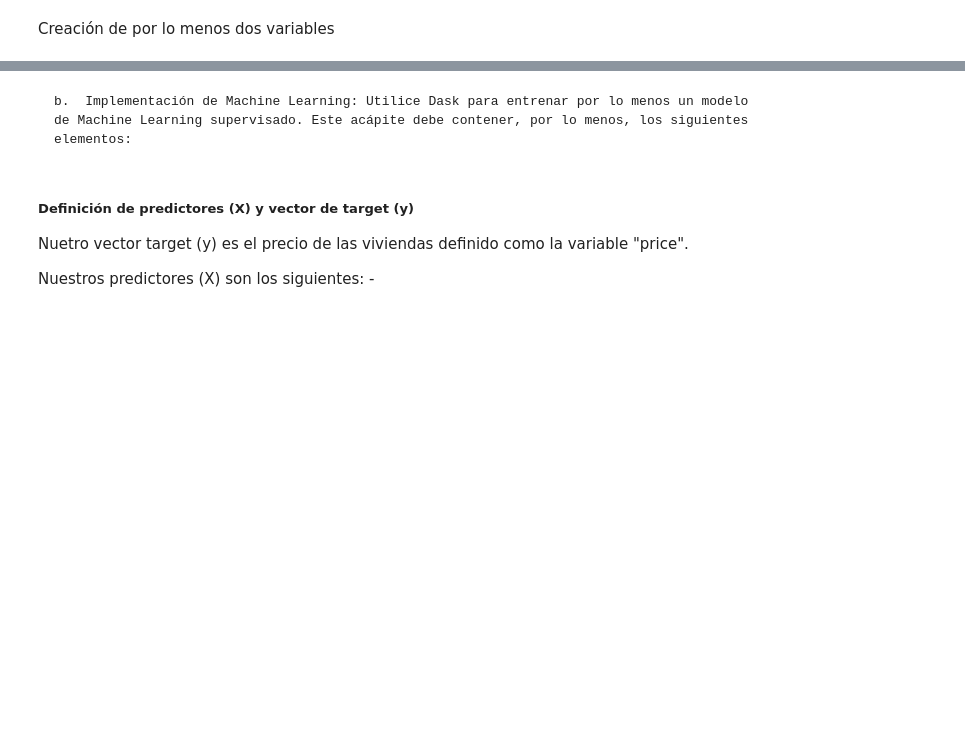
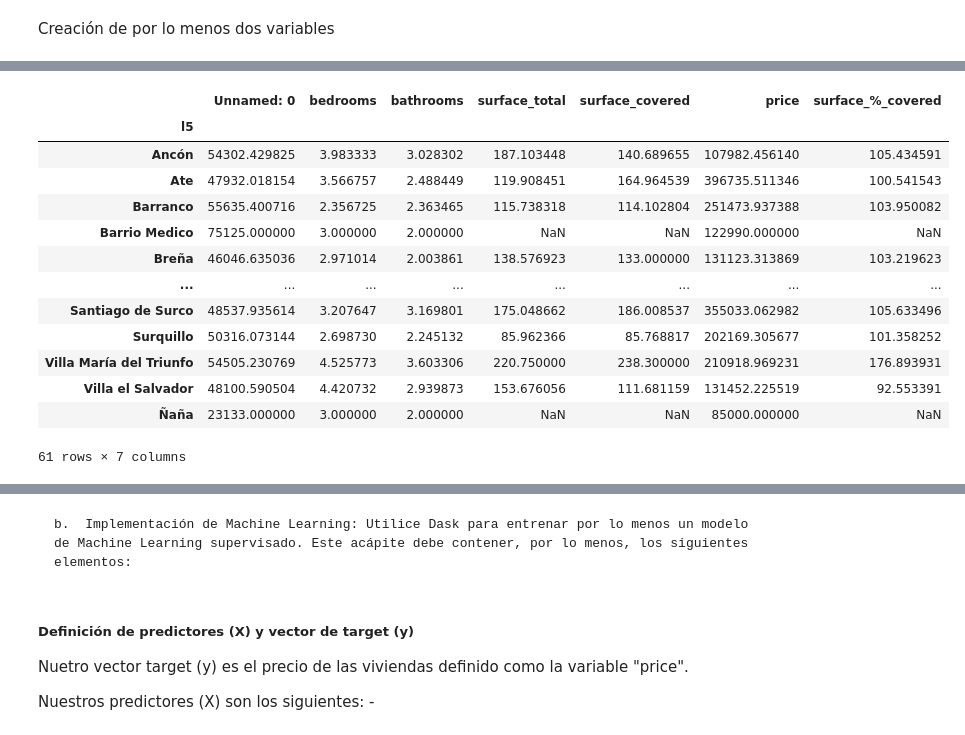
Before and after one commit to humitaz/BigData-Analytics, a Jupyter notebook: Trabajo 2.ipynb, the cells around one changed output, grey strips where cells are left out. Saved outputs shown, nothing was run; the diff lists cells and outputs as text; code cells hidden in the pictures; blank space fills up the shorter version.

```diff
--- a/Trabajo 2.ipynb
+++ b/Trabajo 2.ipynb
@@ -188,2 +185,20 @@ df.head()
 # %%
 #Por lo menos dos estadísticos descriptivos que vayan en línea con el tema y argumento. Explíquelos /Adriana
+
+mean_properati = df.groupby("l5").mean().compute()
+mean_properati
+# %% [output]
+|  | Unnamed: 0 | bedrooms | bathrooms | surface_total | surface_covered | price | surface_%_covered |
+| l5 |  |  |  |  |  |  |  |
+| Ancón | 54302.429825 | 3.983333 | 3.028302 | 187.103448 | 140.689655 | 107982.456140 | 105.434591 |
+| Ate | 47932.018154 | 3.566757 | 2.488449 | 119.908451 | 164.964539 | 396735.511346 | 100.541543 |
+| Barranco | 55635.400716 | 2.356725 | 2.363465 | 115.738318 | 114.102804 | 251473.937388 | 103.950082 |
+| Barrio Medico | 75125.000000 | 3.000000 | 2.000000 | NaN | NaN | 122990.000000 | NaN |
+| Breña | 46046.635036 | 2.971014 | 2.003861 | 138.576923 | 133.000000 | 131123.313869 | 103.219623 |
+| ... | ... | ... | ... | ... | ... | ... | ... |
+| Santiago de Surco | 48537.935614 | 3.207647 | 3.169801 | 175.048662 | 186.008537 | 355033.062982 | 105.633496 |
+| Surquillo | 50316.073144 | 2.698730 | 2.245132 | 85.962366 | 85.768817 | 202169.305677 | 101.358252 |
+| Villa María del Triunfo | 54505.230769 | 4.525773 | 3.603306 | 220.750000 | 238.300000 | 210918.969231 | 176.893931 |
+| Villa el Salvador | 48100.590504 | 4.420732 | 2.939873 | 153.676056 | 111.681159 | 131452.225519 | 92.553391 |
+| Ñaña | 23133.000000 | 3.000000 | 2.000000 | NaN | NaN | 85000.000000 | NaN |
+61 rows × 7 columns
```
Also changed, not shown: parts of 6 cells of this notebook.
